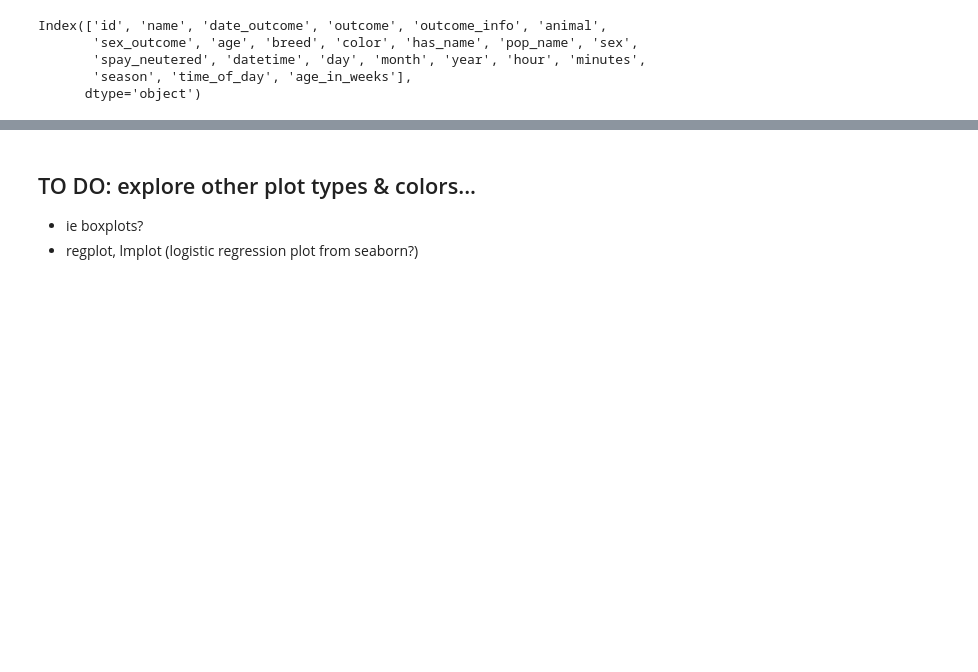
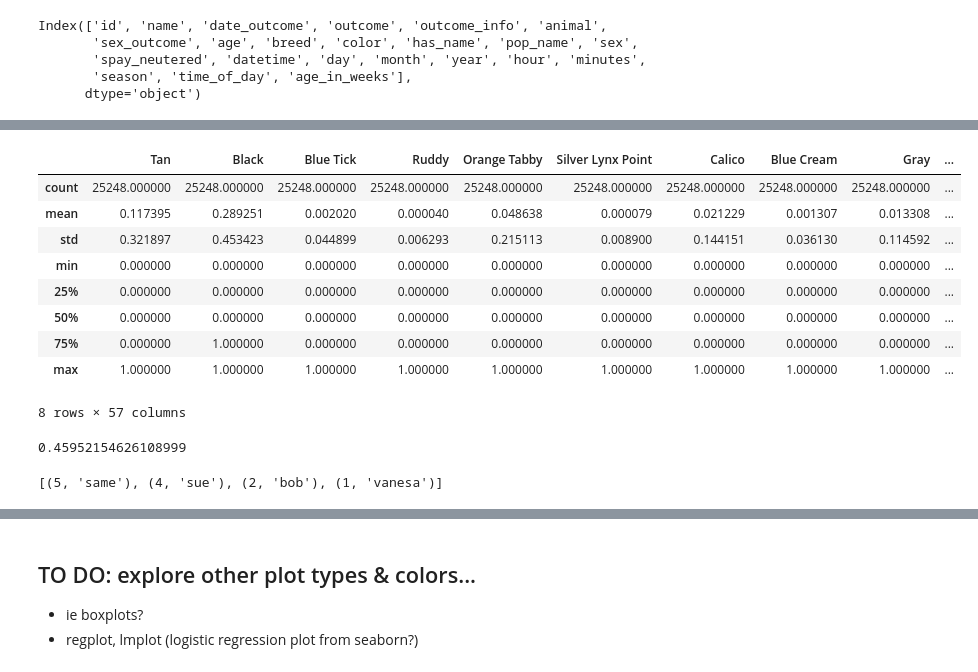
Before and after one commit to vnessified/adopt_me-, a Jupyter notebook: shelter_animal_outcomes.ipynb, the cells around one changed output, grey strips where cells are left out. Cells and saved outputs as stored; diff of their text form; code cells hidden in the pictures; blank space fills up the shorter version.

```diff
--- a/shelter_animal_outcomes.ipynb
+++ b/shelter_animal_outcomes.ipynb
@@ -560,0 +577,2 @@ len(animals.color.value_counts(dropna=True))
+# %%
+animals['color_list'] = animals.color.apply(lambda row: row.split('/'))
@@ -560,0 +597,4 @@ len(animals.color.value_counts(dropna=True))
+# %%
+unique_colors = list(set([color for color_list in animals.color_list for color in color_list]))
+print(len(unique_colors))
+unique_colors
@@ -560,0 +620,5 @@ len(animals.color.value_counts(dropna=True))
+# %%
+animal_colors = pd.DataFrame()
+# %%
+for color in unique_colors:
+    animal_colors[color] = animals.color_list.map(lambda row: 1 if color in row else 0)
@@ -560,0 +650,17 @@ len(animals.color.value_counts(dropna=True))
+# %%
+animal_colors.describe()
+# %% [output]
+|  | Tan | Black | Blue Tick | Ruddy | Orange Tabby | Silver Lynx Point | Calico | Blue Cream | Gray | ... |
+| count | 25248.000000 | 25248.000000 | 25248.000000 | 25248.000000 | 25248.000000 | 25248.000000 | 25248.000000 | 25248.000000 | 25248.000000 | ... |
+| mean | 0.117395 | 0.289251 | 0.002020 | 0.000040 | 0.048638 | 0.000079 | 0.021229 | 0.001307 | 0.013308 | ... |
+| std | 0.321897 | 0.453423 | 0.044899 | 0.006293 | 0.215113 | 0.008900 | 0.144151 | 0.036130 | 0.114592 | ... |
+| min | 0.000000 | 0.000000 | 0.000000 | 0.000000 | 0.000000 | 0.000000 | 0.000000 | 0.000000 | 0.000000 | ... |
+| 25% | 0.000000 | 0.000000 | 0.000000 | 0.000000 | 0.000000 | 0.000000 | 0.000000 | 0.000000 | 0.000000 | ... |
+| 50% | 0.000000 | 0.000000 | 0.000000 | 0.000000 | 0.000000 | 0.000000 | 0.000000 | 0.000000 | 0.000000 | ... |
+| 75% | 0.000000 | 1.000000 | 0.000000 | 0.000000 | 0.000000 | 0.000000 | 0.000000 | 0.000000 | 0.000000 | ... |
+| max | 1.000000 | 1.000000 | 1.000000 | 1.000000 | 1.000000 | 1.000000 | 1.000000 | 1.000000 | 1.000000 | ... |
+8 rows × 57 columns
+# %%
+animal_colors['White'].mean()
+# %% [output]
+0.45952154626108999
@@ -560,0 +670,4 @@ len(animals.color.value_counts(dropna=True))
+# %%
+sorted(list(zip(list_1,list_2)), reverse=True)
+# %% [output]
+[(5, 'same'), (4, 'sue'), (2, 'bob'), (1, 'vanesa')]
```
Also changed, not shown: parts of 10 cells of this notebook.
